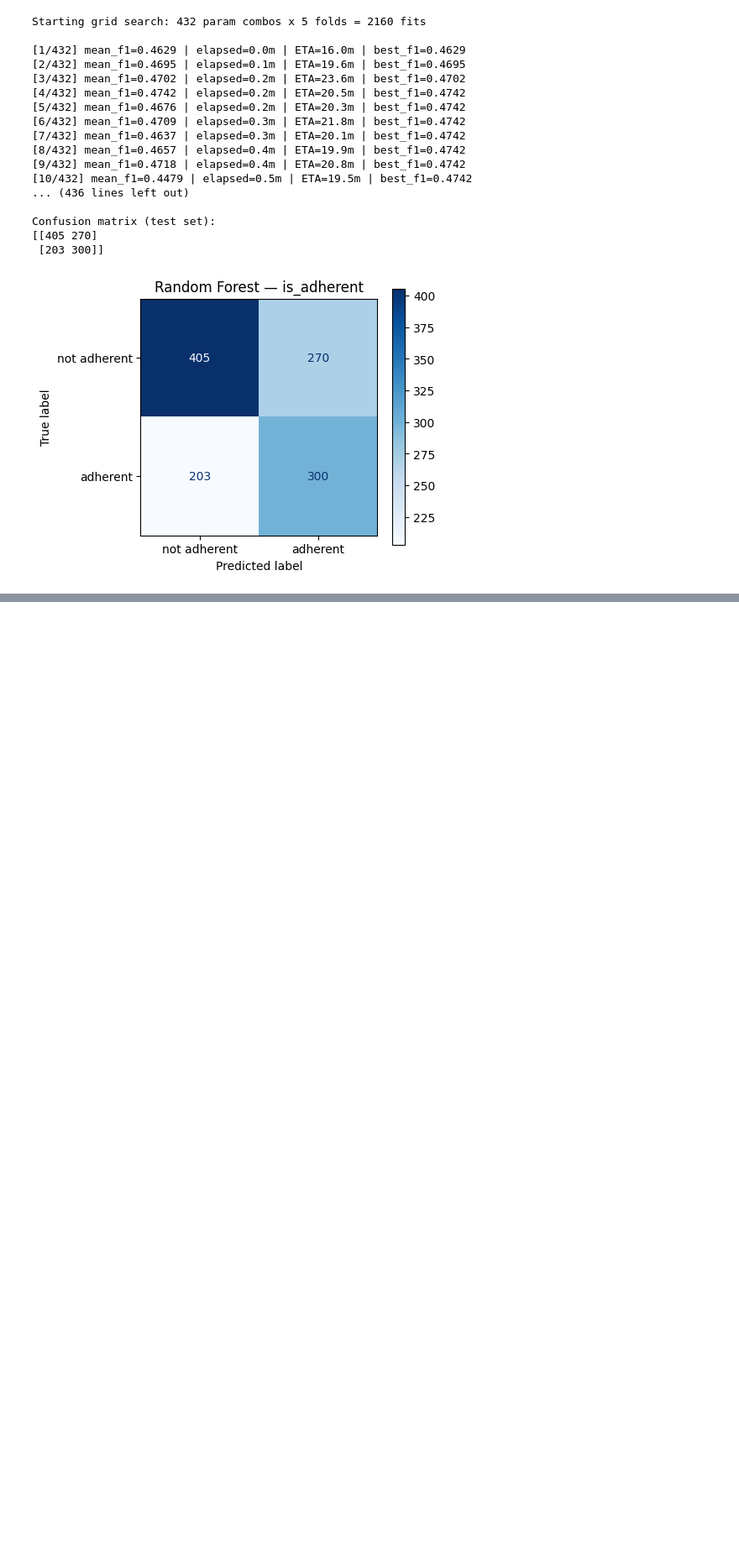
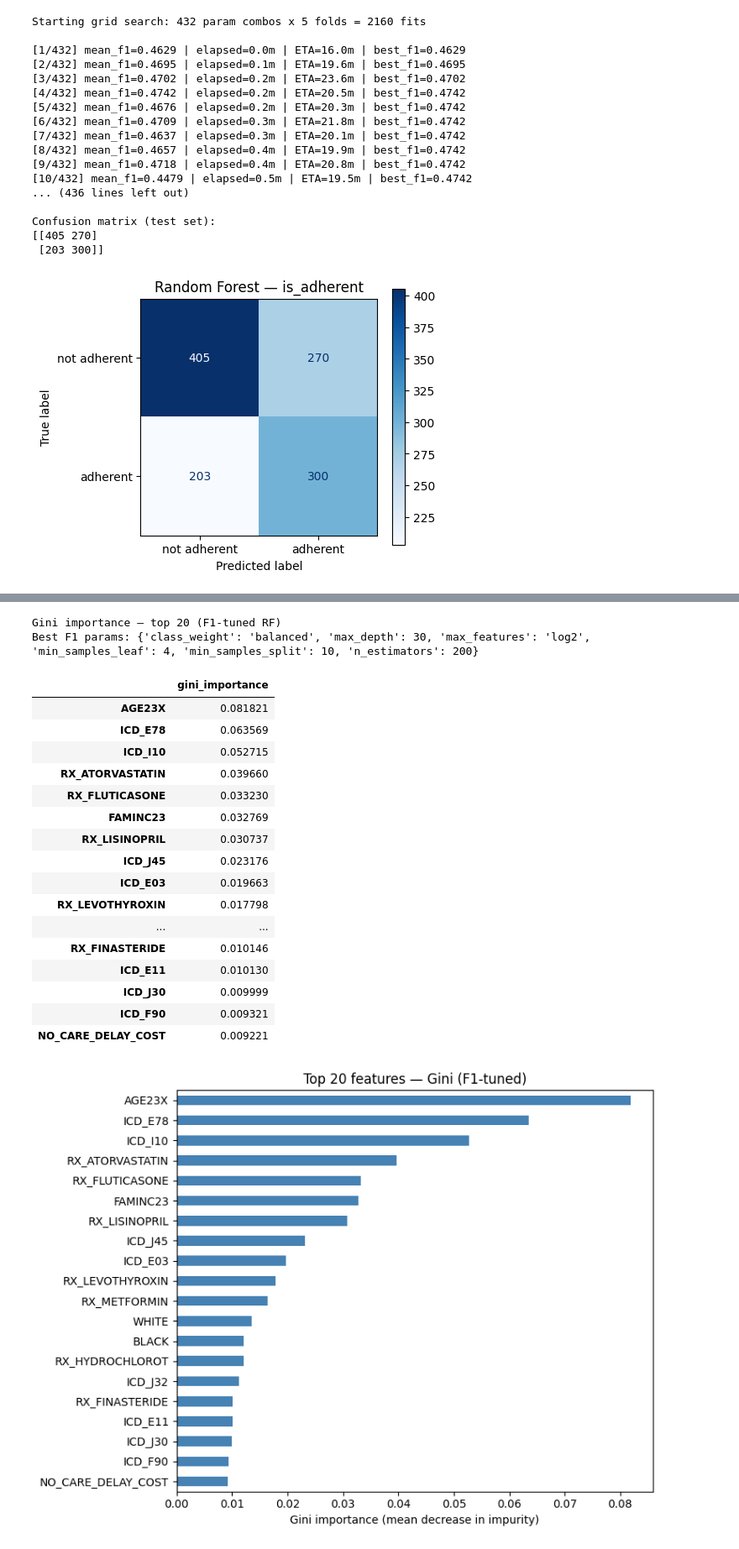
Before and after one commit to FrianaEngineer/Medical-Adherence, a Jupyter notebook: Notebooks/MEPS/2023_clean.ipynb, the cells around one changed output, grey strips where cells are left out. Shown at 84% size. Saved outputs shown, nothing was run; the diff lists cells and outputs as text; code cells hidden in the pictures; blank space fills up the shorter version.

```diff
--- a/Notebooks/MEPS/2023_clean.ipynb
+++ b/Notebooks/MEPS/2023_clean.ipynb
@@ -2365,0 +2472,40 @@ Confusion matrix (test set):
+# %%
+# F1-tuned RF — Gini feature importance
+TOP_N_F1 = 20  # edit
+
+gini_imp_f1 = (
+    pd.Series(best_rf.feature_importances_, index=X_train.columns)
+    .sort_values(ascending=False)
+)
+
+print(f"Gini importance — top {TOP_N_F1} (F1-tuned RF)")
+print("Best F1 params:", best_params)
+display(gini_imp_f1.head(TOP_N_F1).to_frame("gini_importance"))
+
+fig, ax = plt.subplots(figsize=(8, 6))
+gini_imp_f1.head(TOP_N_F1).iloc[::-1].plot(kind="barh", ax=ax, color="steelblue")
+ax.set_xlabel("Gini importance (mean decrease in impurity)")
+ax.set_title(f"Top {TOP_N_F1} features — Gini (F1-tuned)")
+plt.tight_layout()
+plt.show()
+# %% [output]
+Gini importance — top 20 (F1-tuned RF)
+Best F1 params: {'class_weight': 'balanced', 'max_depth': 30, 'max_features': 'log2', 'min_samples_leaf': 4, 'min_samples_split': 10, 'n_estimators': 200}
+|  | gini_importance |
+| AGE23X | 0.081821 |
+| ICD_E78 | 0.063569 |
+| ICD_I10 | 0.052715 |
+| RX_ATORVASTATIN | 0.039660 |
+| RX_FLUTICASONE | 0.033230 |
+| FAMINC23 | 0.032769 |
+| RX_LISINOPRIL | 0.030737 |
+| ICD_J45 | 0.023176 |
+| ICD_E03 | 0.019663 |
+| RX_LEVOTHYROXIN | 0.017798 |
+| ... | ... |
+| RX_FINASTERIDE | 0.010146 |
+| ICD_E11 | 0.010130 |
+| ICD_J30 | 0.009999 |
+| ICD_F90 | 0.009321 |
+| NO_CARE_DELAY_COST | 0.009221 |
+[figure, added]
```
Also changed, not shown: parts of 7 cells of this notebook.
